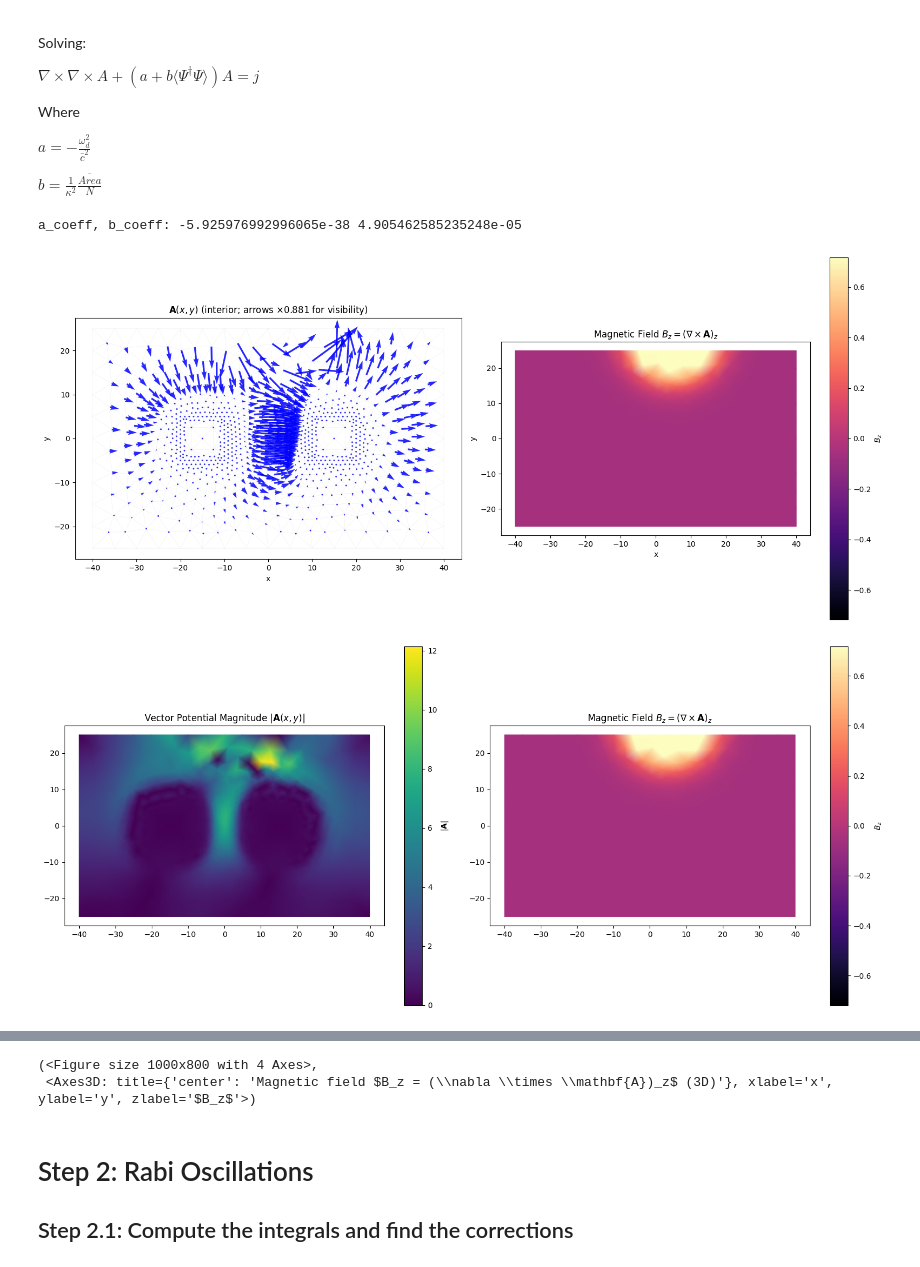
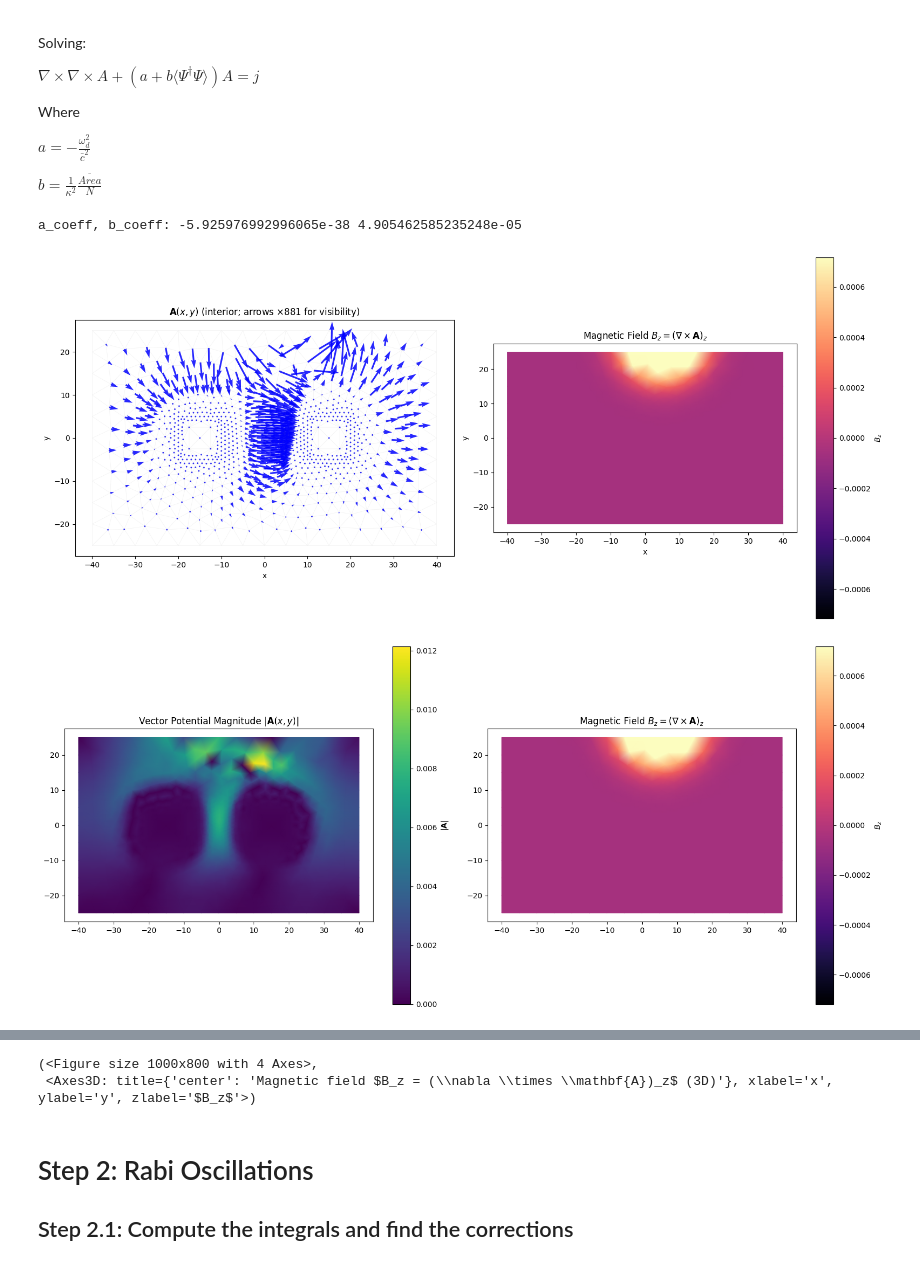
Before and after one commit to vcaipu/cqednumerics, a Jupyter notebook: RabiLondon/2DMaxwells.ipynb, the cells around one changed output, grey strips where cells are left out. Drawn from its saved outputs; the diff is of its cells as text; code cells hidden in the pictures.

```diff
--- a/RabiLondon/2DMaxwells.ipynb
+++ b/RabiLondon/2DMaxwells.ipynb
@@ -69,7 +69,7 @@ print("a_coeff, b_coeff:", a_coeff, b_coeff)
 
 source_coord = (5.0, 30.0)
 sigma = 10.0
-m = 1000 # Magnitude of drive.
+m = 1# Magnitude of drive.
 
 ########################################################
 # Solver Below
@@ -118,32 +118,32 @@ A_matrix = asm(bilinear_form, basis_edge,
                psi_exp=femsystem.basis.interpolate(np.asarray(psi_exp, dtype=np.float64)))
 
 
 b_vector = asm(dipole_source, basis_edge)
 
 
 # Delta function Source, comment this out for Gaussian Source
 # Search closest dof in basis_nodal.doflocs and size b_* with basis_nodal.N so interpolate() agrees.
 # source_coord = (0.0, 30.0)
 # source_coord_arr = np.array(source_coord).reshape(2, 1)
 # dof_xy = basis_nodal.doflocs
 # closest_node_index = int(np.argmin(np.sum((dof_xy - source_coord_arr) ** 2, axis=0)))
 # b_nodal_values = np.zeros((2, basis_nodal.N))
 # b_nodal_values[1, closest_node_index] = 1.0
 # b_vector = asm(general_source, basis_edge,
 #                bx=basis_nodal.interpolate(b_nodal_values[0,:]),
 #                by=basis_nodal.interpolate(b_nodal_values[1,:]))
 
 A_sol = np.zeros(basis_edge.N)
 D = basis_edge.get_dofs().all()
 A_int, b_int, x_int, I = condense(A_matrix, b_vector, D=D)
 A_sol[I] = spsolve(A_int, b_int)
 
 vis = VisualizeVF(mesh, basis_edge, A_sol)
 fig, ax = vis.visualize_vf(A_sol, bz_symmetric_percentile=99.0)
 vis.visualize_vf_mag(A_sol, bz_symmetric_percentile=99.0)
 
 vis.visualize_bz_surface(A_sol, bz_symmetric_percentile=99.0)
 # %% [output]
 a_coeff, b_coeff: -5.925976992996065e-38 4.905462585235248e-05
-[figure, old version]
+[figure, new version]
-[figure, old version]
+[figure, new version]
```
Also changed, not shown: parts of 5 cells of this notebook.
